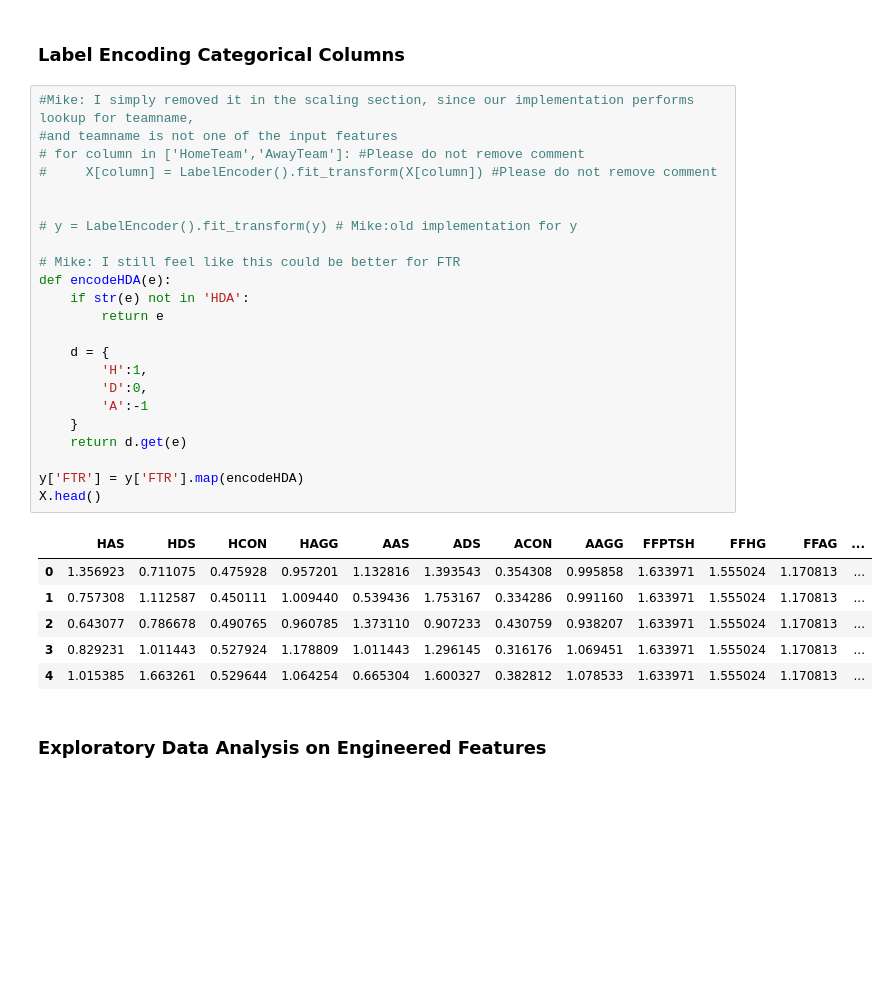
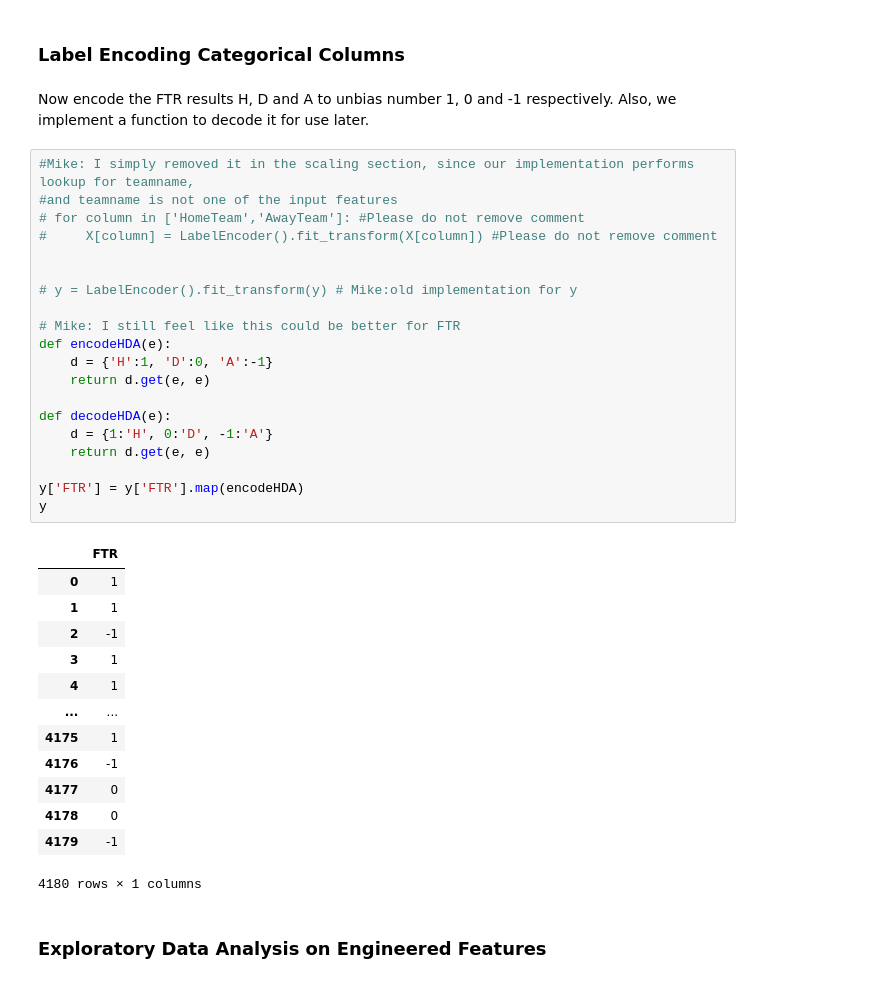
Before and after one commit to arundathi-shanthini/Beat-the-Bookie, a Jupyter notebook: Code/Beat The Bookie.ipynb, the cells around one changed output. Drawn from its saved outputs; the diff is of its cells as text; blank space fills up the shorter version.

Commit message:
update_0603_03Jan: full implementation first version

```diff
--- a/Code/Beat The Bookie.ipynb
+++ b/Code/Beat The Bookie.ipynb
@@ -723,36 +723,42 @@ y.head()
 | 4 | H |
 # %% [markdown]
 ### Label Encoding Categorical Columns
+# %% [markdown]
+Now encode the FTR results H, D and A to unbias number 1, 0 and -1 respectively. Also, we implement a function to decode it for use later.
 # %%
 #Mike: I simply removed it in the scaling section, since our implementation performs lookup for teamname,
 #and teamname is not one of the input features
 # for column in ['HomeTeam','AwayTeam']: #Please do not remove comment
 #     X[column] = LabelEncoder().fit_transform(X[column]) #Please do not remove comment
 
 
 # y = LabelEncoder().fit_transform(y) # Mike:old implementation for y
 
 # Mike: I still feel like this could be better for FTR
 def encodeHDA(e):
-    if str(e) not in 'HDA':
-        return e
+    d = {'H':1, 'D':0, 'A':-1}
+    return d.get(e, e)
 
-    d = {
-        'H':1,
-        'D':0,
-        'A':-1
-    }
-    return d.get(e)
+def decodeHDA(e):
+    d = {1:'H', 0:'D', -1:'A'}
+    return d.get(e, e)
 
 y['FTR'] = y['FTR'].map(encodeHDA)
-X.head()
+y
 # %% [output]
-|  | HAS | HDS | HCON | HAGG | AAS | ADS | ACON | AAGG | FFPTSH | FFHG | FFAG | ... |
-| 0 | 1.356923 | 0.711075 | 0.475928 | 0.957201 | 1.132816 | 1.393543 | 0.354308 | 0.995858 | 1.633971 | 1.555024 | 1.170813 | ... |
-| 1 | 0.757308 | 1.112587 | 0.450111 | 1.009440 | 0.539436 | 1.753167 | 0.334286 | 0.991160 | 1.633971 | 1.555024 | 1.170813 | ... |
-| 2 | 0.643077 | 0.786678 | 0.490765 | 0.960785 | 1.373110 | 0.907233 | 0.430759 | 0.938207 | 1.633971 | 1.555024 | 1.170813 | ... |
-| 3 | 0.829231 | 1.011443 | 0.527924 | 1.178809 | 1.011443 | 1.296145 | 0.316176 | 1.069451 | 1.633971 | 1.555024 | 1.170813 | ... |
-| 4 | 1.015385 | 1.663261 | 0.529644 | 1.064254 | 0.665304 | 1.600327 | 0.382812 | 1.078533 | 1.633971 | 1.555024 | 1.170813 | ... |
+|  | FTR |
+| 0 | 1 |
+| 1 | 1 |
+| 2 | -1 |
+| 3 | 1 |
+| 4 | 1 |
+| ... | ... |
+| 4175 | 1 |
+| 4176 | -1 |
+| 4177 | 0 |
+| 4178 | 0 |
+| 4179 | -1 |
+4180 rows × 1 columns
 # %% [markdown]
 ### Exploratory Data Analysis on Engineered Features
 # %% [markdown]
```
Also changed, not shown: parts of 24 cells of this notebook, 2 other files.
